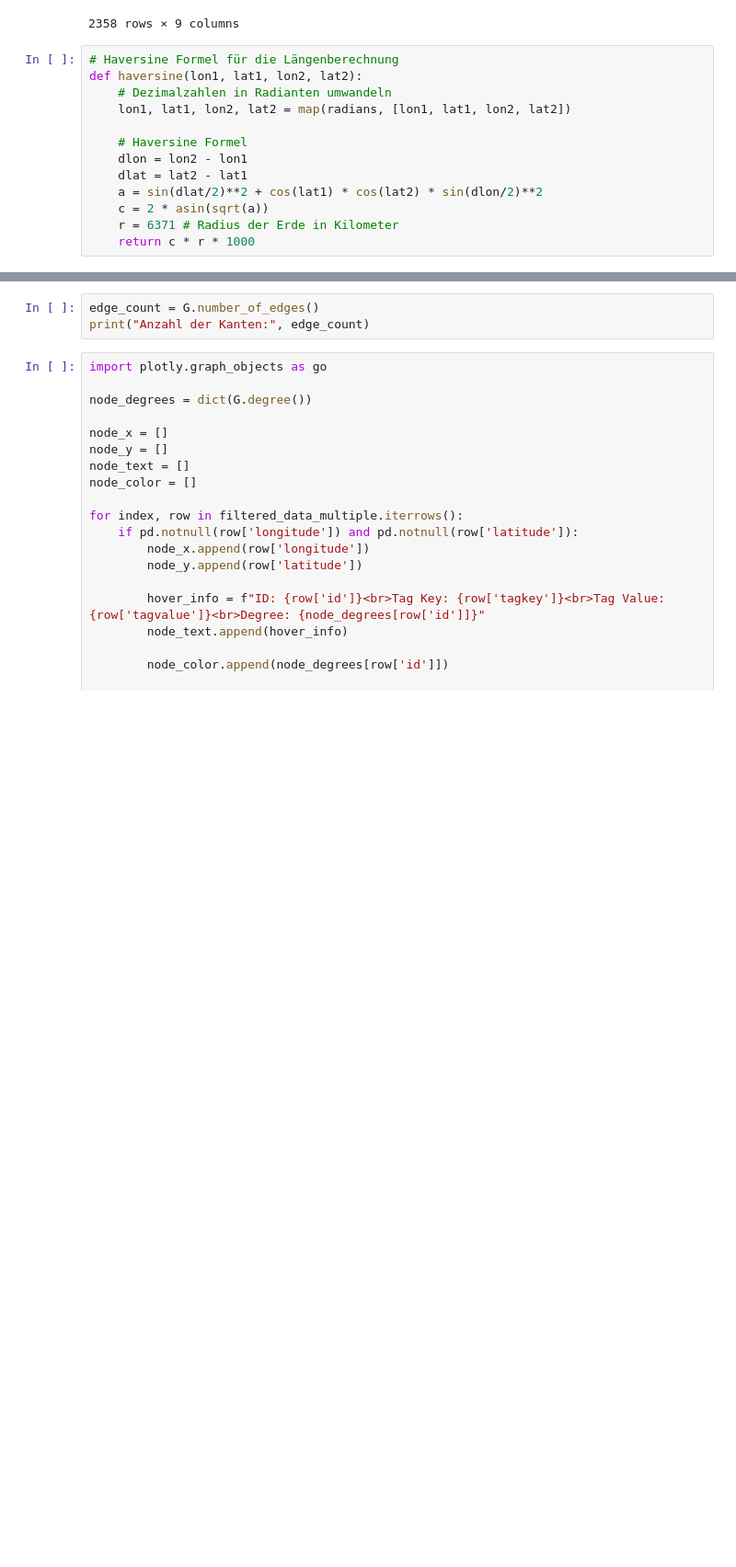
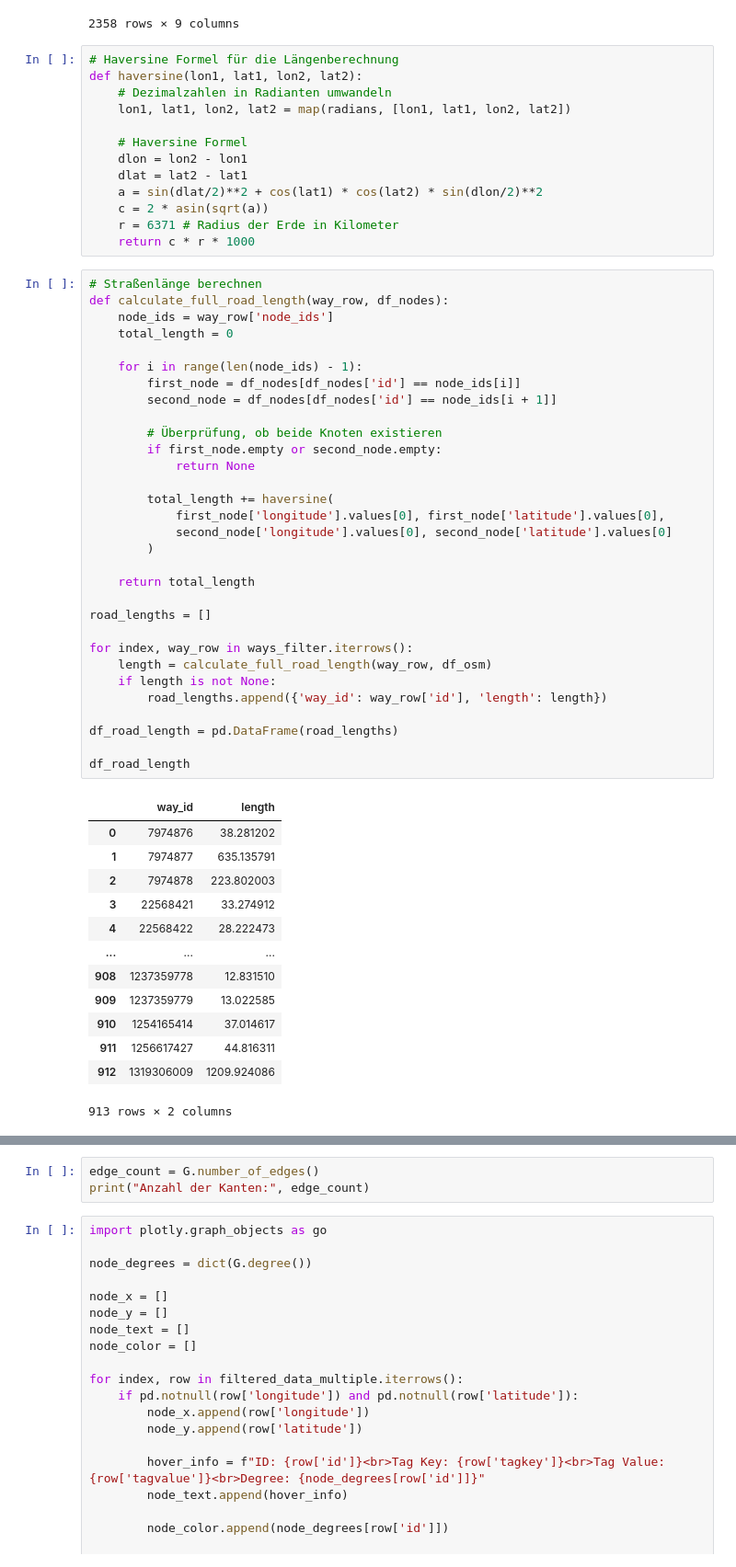
Before and after one commit to Samuelscoding/Bachelorarbeit, a Jupyter notebook: Dataset_Visualization.ipynb, the cells around one changed output, grey strips where cells are left out. Shown at 92% size. Cells and saved outputs as stored; diff of their text form; blank space fills up the shorter version.

```diff
--- a/Dataset_Visualization.ipynb
+++ b/Dataset_Visualization.ipynb
@@ -134,6 +134,51 @@ def haversine(lon1, lat1, lon2, lat2):
     c = 2 * asin(sqrt(a))
     r = 6371 # Radius der Erde in Kilometer
     return c * r * 1000
+# %%
+# Straßenlänge berechnen
+def calculate_full_road_length(way_row, df_nodes):
+    node_ids = way_row['node_ids']
+    total_length = 0
+
+    for i in range(len(node_ids) - 1):
+        first_node = df_nodes[df_nodes['id'] == node_ids[i]]
+        second_node = df_nodes[df_nodes['id'] == node_ids[i + 1]]
+
+        # Überprüfung, ob beide Knoten existieren
+        if first_node.empty or second_node.empty:
+            return None
+
+        total_length += haversine(
+            first_node['longitude'].values[0], first_node['latitude'].values[0],
+            second_node['longitude'].values[0], second_node['latitude'].values[0]
+        )
+
+    return total_length
+
+road_lengths = []
+
+for index, way_row in ways_filter.iterrows():
+    length = calculate_full_road_length(way_row, df_osm)
+    if length is not None:
+        road_lengths.append({'way_id': way_row['id'], 'length': length})
+
+df_road_length = pd.DataFrame(road_lengths)
+
+df_road_length
+# %% [output]
+|  | way_id | length |
+| 0 | 7974876 | 38.281202 |
+| 1 | 7974877 | 635.135791 |
+| 2 | 7974878 | 223.802003 |
+| 3 | 22568421 | 33.274912 |
+| 4 | 22568422 | 28.222473 |
+| ... | ... | ... |
+| 908 | 1237359778 | 12.831510 |
+| 909 | 1237359779 | 13.022585 |
+| 910 | 1254165414 | 37.014617 |
+| 911 | 1256617427 | 44.816311 |
+| 912 | 1319306009 | 1209.924086 |
+913 rows × 2 columns
 # %%
 # Knoten zusammenfügen, die nah beieinander sind (Entfernungen auf 5 Meter)
 
```
Also changed, not shown: parts of 5 cells of this notebook.
